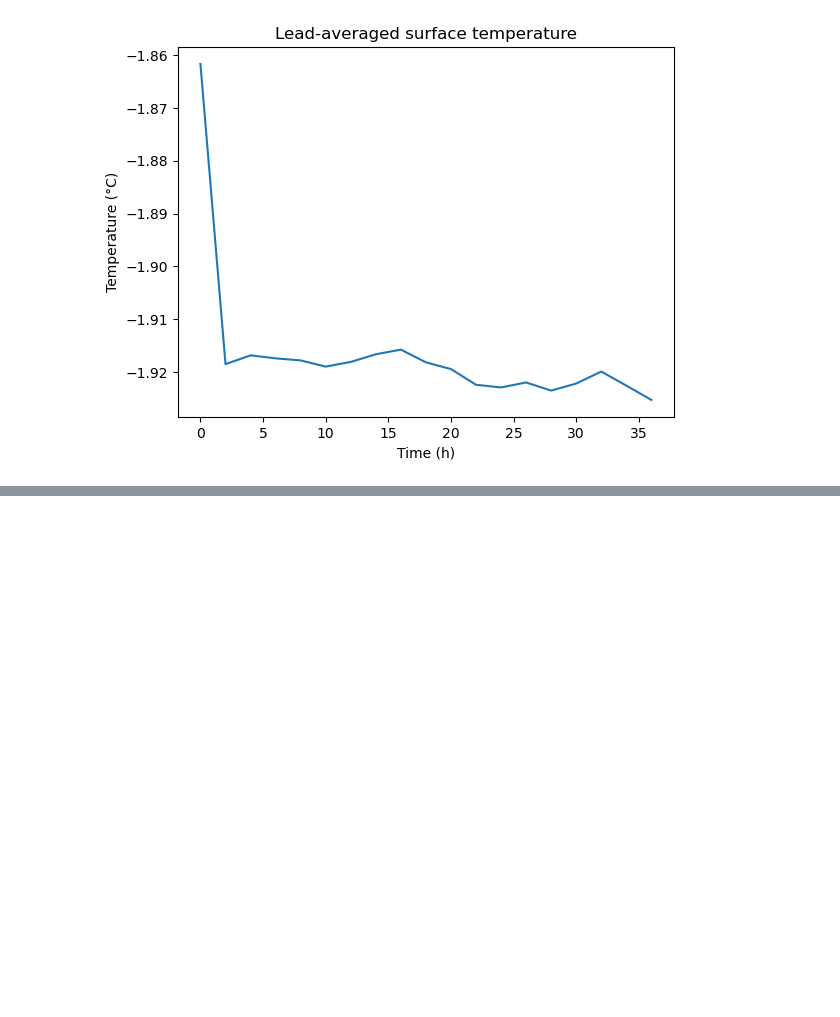
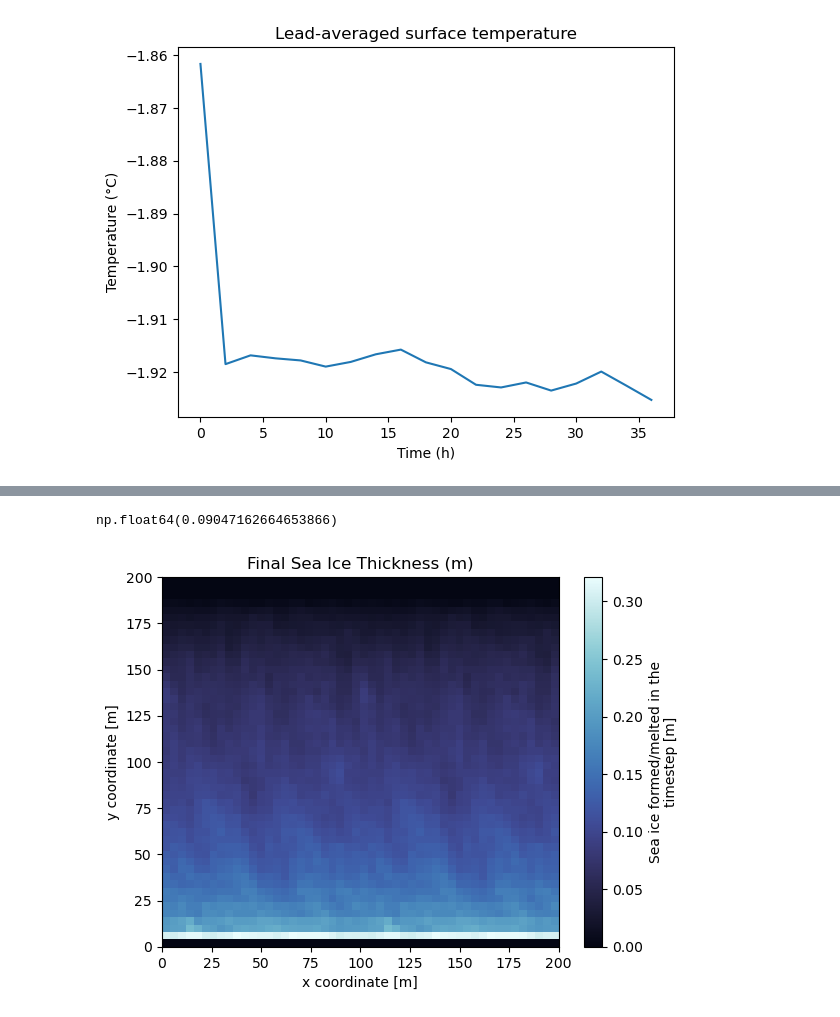
Before and after one commit to marlene-schramm/MSc_data_analysis, a Jupyter notebook: model_output/diag_surf_heat_flux.ipynb, the cells around one changed output, grey strips where cells are left out. Saved outputs shown, nothing was run; the diff lists cells and outputs as text; code cells hidden in the pictures; blank space fills up the shorter version.

```diff
--- a/model_output/diag_surf_heat_flux.ipynb
+++ b/model_output/diag_surf_heat_flux.ipynb
@@ -122,0 +206,9 @@ Let's look at
+# %%
+# plot final sea ice
+surfDiag.delta_h_ice.isel(YC = slice(0,50)).sum(dim = "time").plot(x="XC", y="YC", cmap=cmo.ice)
+plt.title("Final Sea Ice Thickness (m)")
+
+np.mean(surfDiag.delta_h_ice.isel(YC = slice(0,50)).sum(dim = "time").values)
+# %% [output]
+np.float64(0.09047162664653866)
+[figure, added]
```
Also changed, not shown: parts of 16 cells of this notebook.
